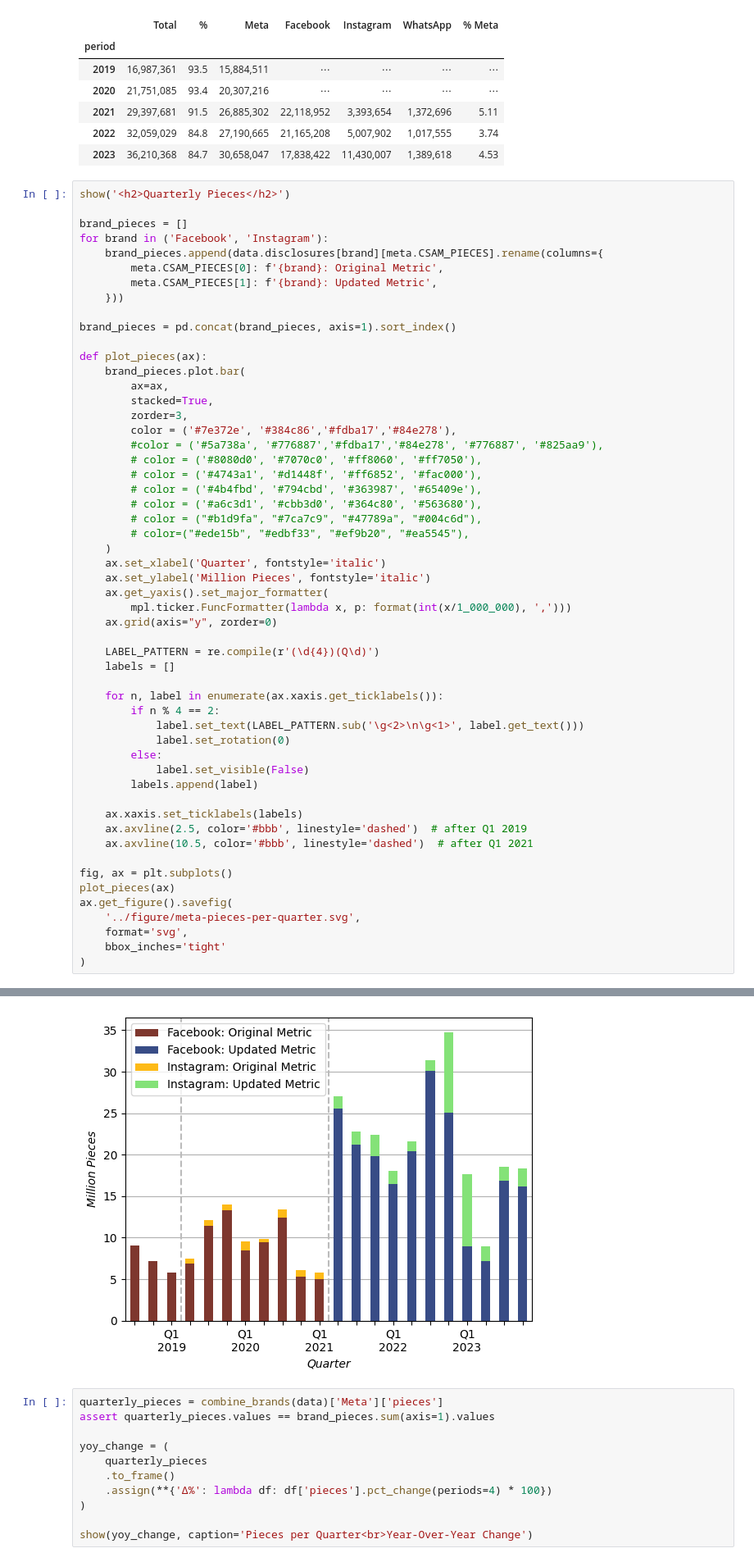
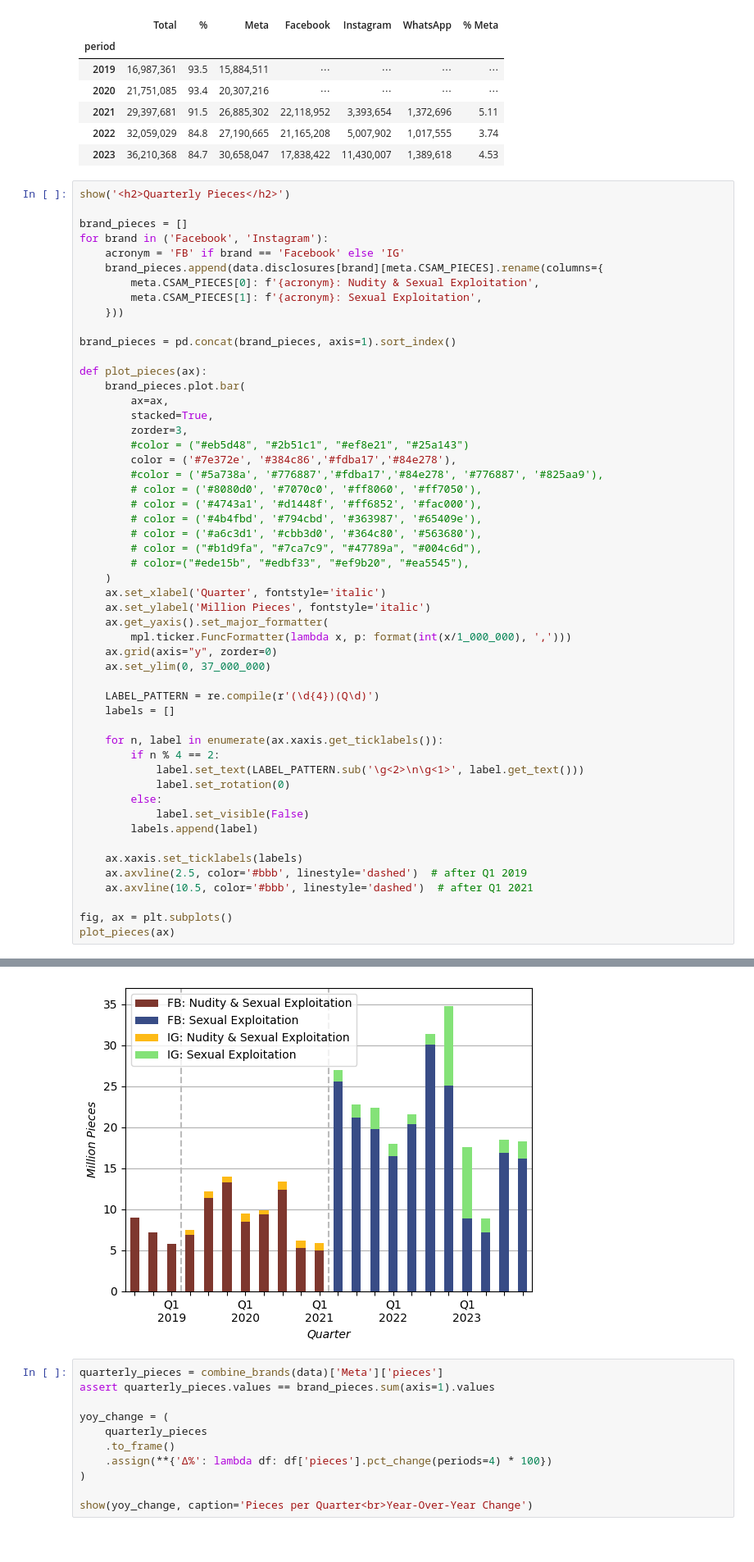
Before and after one commit to apparebit/diaphanous, a Jupyter notebook: analysis/meta.ipynb, the cells around one changed output, grey strips where cells are left out. Shown at 82% size. Saved outputs shown, nothing was run; the diff lists cells and outputs as text.

```diff
--- a/analysis/meta.ipynb
+++ b/analysis/meta.ipynb
@@ -78,9 +78,10 @@ show('<h2>Quarterly Pieces</h2>')
 
 brand_pieces = []
 for brand in ('Facebook', 'Instagram'):
+    acronym = 'FB' if brand == 'Facebook' else 'IG'
     brand_pieces.append(data.disclosures[brand][meta.CSAM_PIECES].rename(columns={
-        meta.CSAM_PIECES[0]: f'{brand}: Original Metric',
-        meta.CSAM_PIECES[1]: f'{brand}: Updated Metric',
+        meta.CSAM_PIECES[0]: f'{acronym}: Nudity & Sexual Exploitation',
+        meta.CSAM_PIECES[1]: f'{acronym}: Sexual Exploitation',
     }))
 
 brand_pieces = pd.concat(brand_pieces, axis=1).sort_index()
@@ -90,6 +91,7 @@ def plot_pieces(ax):
         ax=ax,
         stacked=True,
         zorder=3,
+        #color = ("#eb5d48", "#2b51c1", "#ef8e21", "#25a143")
         color = ('#7e372e', '#384c86','#fdba17','#84e278'),
         #color = ('#5a738a', '#776887','#fdba17','#84e278', '#776887', '#825aa9'),
         # color = ('#8080d0', '#7070c0', '#ff8060', '#ff7050'),
@@ -97,39 +99,35 @@ def plot_pieces(ax):
         # color = ('#4b4fbd', '#794cbd', '#363987', '#65409e'),
         # color = ('#a6c3d1', '#cbb3d0', '#364c80', '#563680'),
         # color = ("#b1d9fa", "#7ca7c9", "#47789a", "#004c6d"),
         # color=("#ede15b", "#edbf33", "#ef9b20", "#ea5545"),
     )
     ax.set_xlabel('Quarter', fontstyle='italic')
     ax.set_ylabel('Million Pieces', fontstyle='italic')
     ax.get_yaxis().set_major_formatter(
         mpl.ticker.FuncFormatter(lambda x, p: format(int(x/1_000_000), ',')))
     ax.grid(axis="y", zorder=0)
+    ax.set_ylim(0, 37_000_000)
 
     LABEL_PATTERN = re.compile(r'(\d{4})(Q\d)')
     labels = []
 
     for n, label in enumerate(ax.xaxis.get_ticklabels()):
         if n % 4 == 2:
             label.set_text(LABEL_PATTERN.sub('\g<2>\n\g<1>', label.get_text()))
             label.set_rotation(0)
         else:
             label.set_visible(False)
         labels.append(label)
 
     ax.xaxis.set_ticklabels(labels)
     ax.axvline(2.5, color='#bbb', linestyle='dashed')  # after Q1 2019
     ax.axvline(10.5, color='#bbb', linestyle='dashed')  # after Q1 2021
 
 fig, ax = plt.subplots()
 plot_pieces(ax)
-ax.get_figure().savefig(
-    '../figure/meta-pieces-per-quarter.svg',
-    format='svg',
-    bbox_inches='tight'
-)
 # %% [output]
 Quarterly Pieces
-[figure, old version]
+[figure, new version]
 # %%
 quarterly_pieces = combine_brands(data)['Meta']['pieces']
 assert quarterly_pieces.values == brand_pieces.sum(axis=1).values
```
Also changed, not shown: parts of 2 cells of this notebook, 22 other files.
